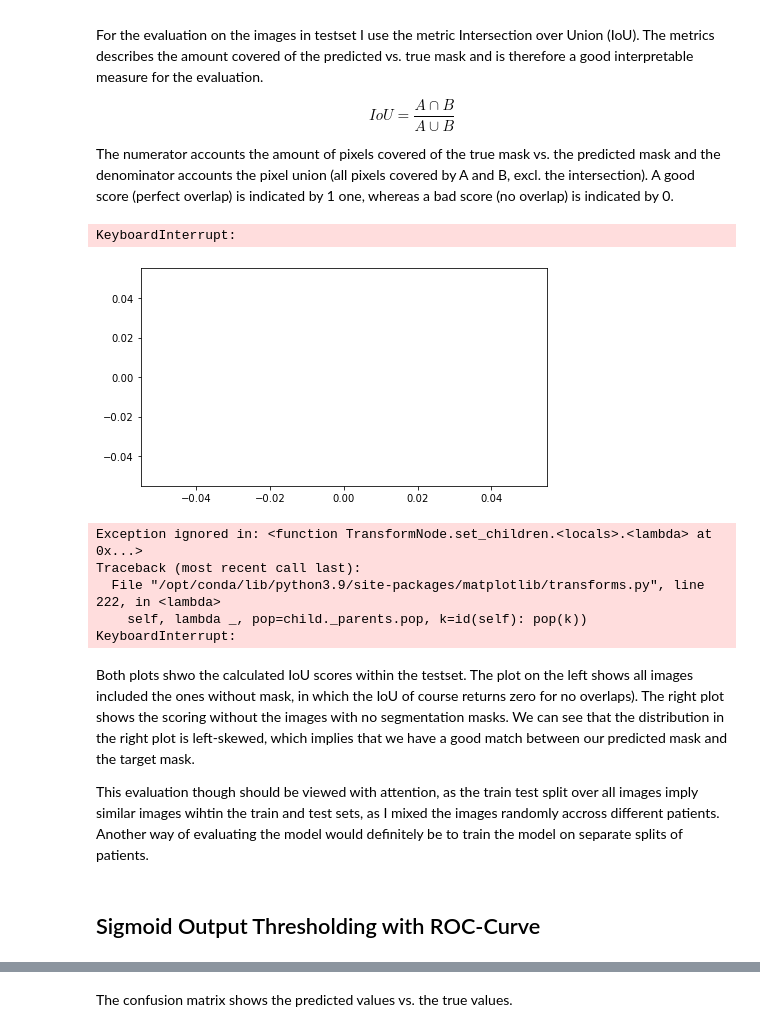
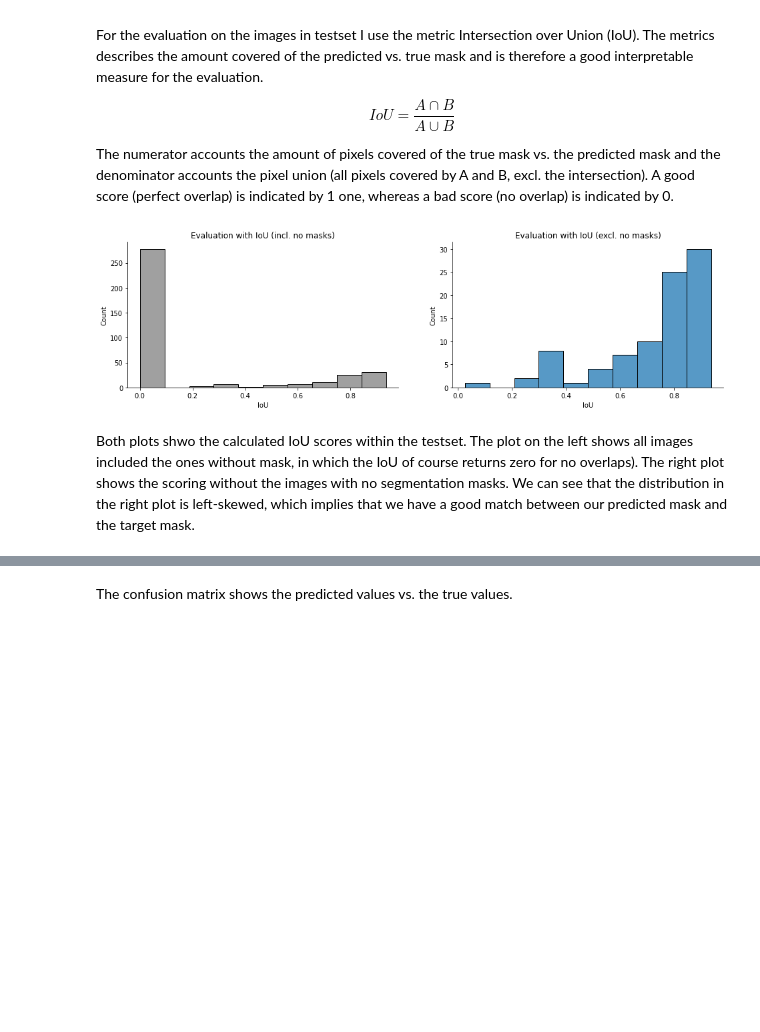
Before and after one commit to simsta1/brain-mri-semantic-segmentation, a Jupyter notebook: image_segment.ipynb, the cells around one changed output, grey strips where cells are left out. Cells and saved outputs as stored; diff of their text form; code cells hidden in the pictures; blank space fills up the shorter version.

```diff
--- a/image_segment.ipynb
+++ b/image_segment.ipynb
@@ -157,7 +158,9 @@ df.head(2)
 | 0 | TCGA_FG_A4MT_20020212_15 | TCGA_FG_A4MT_20020212_15.tif | TCGA_FG_A4MT_20020212_15_mask.tif | TCGA_FG_A4MT | True | train |
 | 1 | TCGA_DU_6407_19860514_30 | TCGA_DU_6407_19860514_30.tif | TCGA_DU_6407_19860514_30_mask.tif | TCGA_DU_6407 | True | train |
 # %%
-p = df['patient_key'].value_counts().plot(kind='hist')
+p = df['patient_key'].value_counts().plot(kind='kde', color='grey')
 p.set_title('Distribution of Images per Patient')
+p.set_xlim(0)
+sns.despine()
 plt.show()
 # %% [output]
@@ -403,6 +396,9 @@ The training was performed on CSCS platform and on the kaggle platform. All trai
 # %%
 # overwrite model with exisitng one in dir
-model = TrainingInterface(model=torch.load('./models/unet4_2b_40eps.pth', map_location='cpu'), name='segmodel')
+model_folder = './models/'
+all_models = [os.path.join(model_folder, m) for m in os.listdir(model_folder) if m.endswith('.pth')]
+
+model = TrainingInterface(model=torch.load(all_models[0], map_location='cpu'), name='unet')
 model.dev = 'cpu'
 # %%
 y_true, y_pred, images = model.segment(dataloader_test, return_images=True)
@@ -430,18 +516,27 @@ $$IoU = \frac{A \cap B}{A \cup B}$$
 
 The numerator accounts the amount of pixels covered of the true mask vs. the predicted mask and the denominator accounts the pixel union (all pixels covered by A and B, excl. the intersection). A good score (perfect overlap) is indicated by 1 one, whereas a bad score (no overlap) is indicated by 0.
 # %%
-def intersection_over_union(A: torch.Tensor, B: torch.Tensor):
+def intersection_over_union(A: 'torch.Tensor | np.ndarray', B: 'torch.Tensor | np.ndarray',
+                            from_np_array = False):
     """Calculates Intersection over Union (IoU) between two equal sized tensors"""
     assert A.shape == B.shape, 'A and B not equal in shape'
-    # calc True Positives
-    intersection = (A * B).sum()
-    # calculate union and subtract intersection
-    union = (A + B).sum() - intersection
-    iou = intersection / union
-    if torch.isnan(iou):
-        iou = torch.Tensor([0])
+    if from_np_array:
+        intersection = np.sum(A * B)
+        union = np.sum(A + B) - intersection
+        iou = intersection / union
+        if np.isnan(iou):
+            iou = 0
+    else:
+        # calc True Positives
+        intersection = (A * B).sum()
+        # calculate union and subtract intersection
+        union = (A + B).sum() - intersection
+        iou = intersection / union
+        if torch.isnan(iou):
+            iou = torch.Tensor([0])
+        iou = iou.item()
 
-    return iou.item()
+    return iou
 # %%
 scores = []
 for i in range(len(y_true)):
@@ -450,35 +545,24 @@ for i in range(len(y_true)):
 # %%
 plt.subplots(figsize=(16, 4))
 
 plt.subplot(1,2,1)
 p = sns.histplot(x=scores, color='grey')
 p.set_title('Evaluation with IoU (incl. no masks)')
 sns.despine()
 p.set_xlabel('IoU')
 p.set_ylabel('Count')
 
 plt.subplot(1,2,2)
 scores_excl = np.array(scores)
 scores_excl = scores_excl[scores_excl > 0]
 p = sns.histplot(x=scores_excl)
-p.set_yticks(np.linspace(2, 20, num=5, dtype=int) )
 sns.despine()
 p.set_title('Evaluation with IoU (excl. no masks)')
 p.set_xlabel('IoU')
 p.set_ylabel('Count')
 
 plt.show()
 # %% [output]
-KeyboardInterrupt:
-[figure, old version]
+[figure, new version]
-Exception ignored in: <function TransformNode.set_children.<locals>.<lambda> at 0x...>
-Traceback (most recent call last):
-  File "/opt/conda/lib/python3.9/site-packages/matplotlib/transforms.py", line 222, in <lambda>
-    self, lambda _, pop=child._parents.pop, k=id(self): pop(k))
-KeyboardInterrupt:
 # %% [markdown]
 Both plots shwo the calculated IoU scores within the testset. The plot on the left shows all images included the ones without mask, in which the IoU of course returns zero for no overlaps). The right plot shows the scoring without the images with no segmentation masks. We can see that the distribution in the right plot is left-skewed, which implies that we have a good match between our predicted mask and the target mask.
-
-This evaluation though should be viewed with attention, as the train test split over all images imply similar images wihtin the train and test sets, as I mixed the images randomly accross different patients. Another way of evaluating the model would definitely be to train the model on separate splits of patients.
-# %% [markdown]
-## Sigmoid Output Thresholding with ROC-Curve
```
Also changed, not shown: parts of 46 cells of this notebook.
